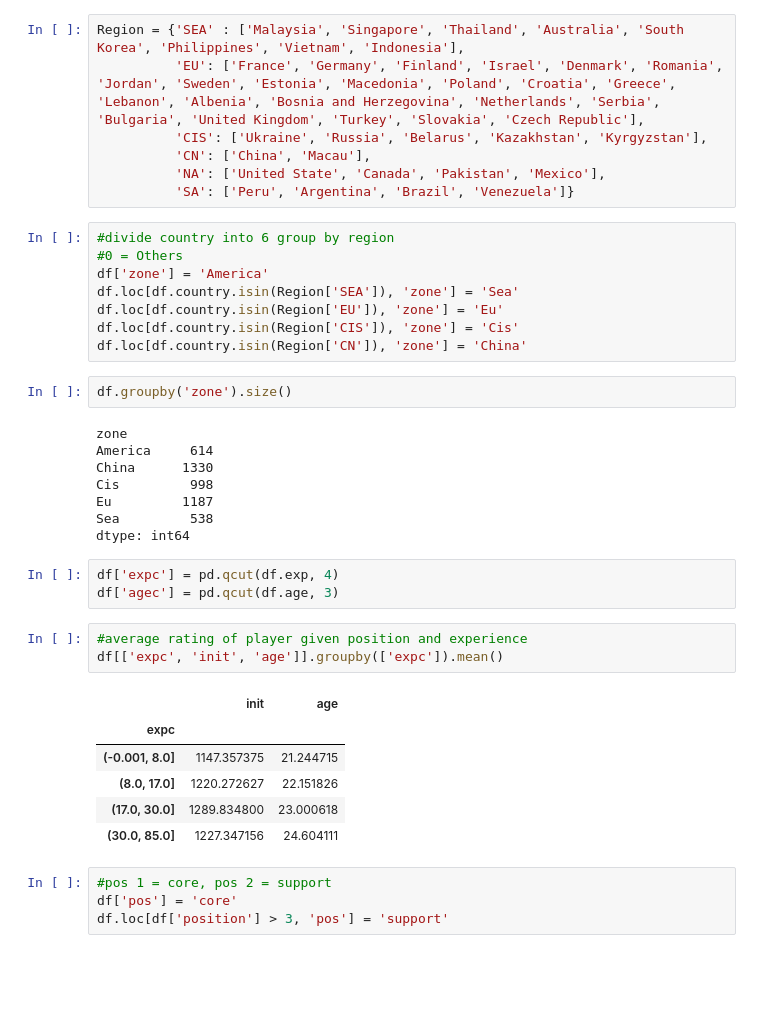
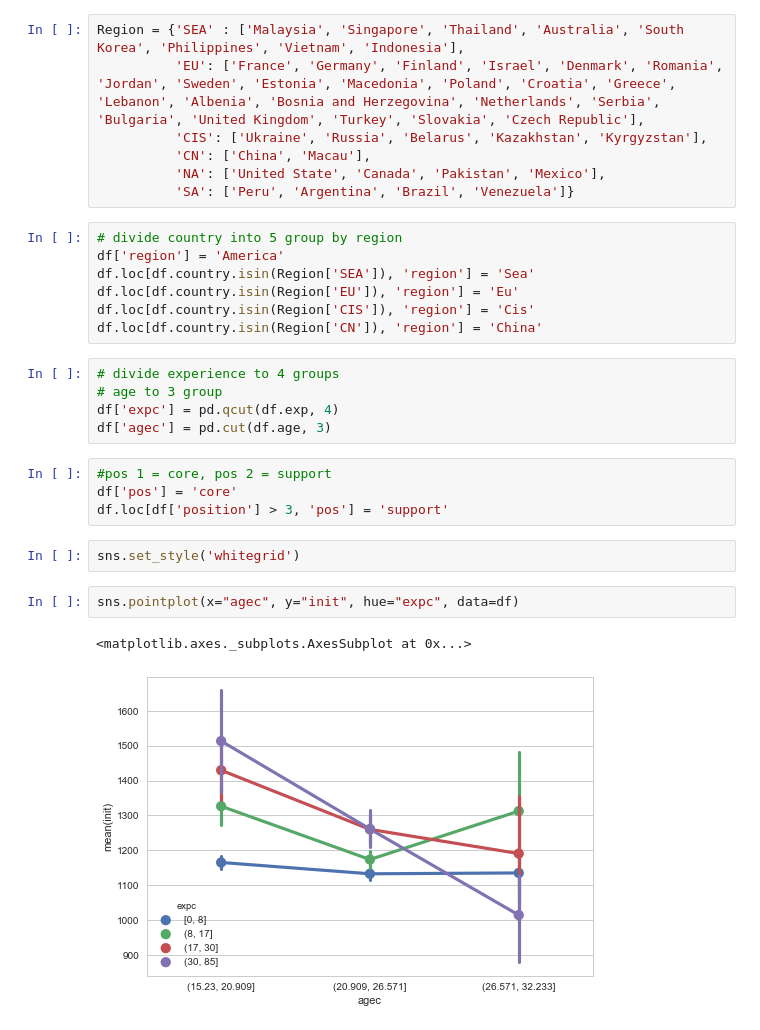
Before and after one commit to thasarito/d2a, a Jupyter notebook: descriptive/descriptivedata.ipynb, the cells around one changed output. Saved outputs shown, nothing was run; the diff lists cells and outputs as text; blank space fills up the shorter version.

```diff
--- a/descriptive/descriptivedata.ipynb
+++ b/descriptive/descriptivedata.ipynb
@@ -65,37 +72,25 @@ Region = {'SEA' : ['Malaysia', 'Singapore', 'Thailand', 'Australia', 'South Kore
           'NA': ['United State', 'Canada', 'Pakistan', 'Mexico'],
           'SA': ['Peru', 'Argentina', 'Brazil', 'Venezuela']}
 # %%
-#divide country into 6 group by region
-#0 = Others
-df['zone'] = 'America'
-df.loc[df.country.isin(Region['SEA']), 'zone'] = 'Sea'
-df.loc[df.country.isin(Region['EU']), 'zone'] = 'Eu'
-df.loc[df.country.isin(Region['CIS']), 'zone'] = 'Cis'
-df.loc[df.country.isin(Region['CN']), 'zone'] = 'China'
+# divide country into 5 group by region
+df['region'] = 'America'
+df.loc[df.country.isin(Region['SEA']), 'region'] = 'Sea'
+df.loc[df.country.isin(Region['EU']), 'region'] = 'Eu'
+df.loc[df.country.isin(Region['CIS']), 'region'] = 'Cis'
+df.loc[df.country.isin(Region['CN']), 'region'] = 'China'
-# %%
-df.groupby('zone').size()
-# %% [output]
-zone
-America     614
-China      1330
-Cis         998
-Eu         1187
-Sea         538
-dtype: int64
 # %%
+# divide experience to 4 groups
+# age to 3 group
 df['expc'] = pd.qcut(df.exp, 4)
-df['agec'] = pd.qcut(df.age, 3)
+df['agec'] = pd.cut(df.age, 3)
-# %%
-#average rating of player given position and experience
-df[['expc', 'init', 'age']].groupby(['expc']).mean()
-# %% [output]
-|  | init | age |
-| expc |  |  |
-| (-0.001, 8.0] | 1147.357375 | 21.244715 |
-| (8.0, 17.0] | 1220.272627 | 22.151826 |
-| (17.0, 30.0] | 1289.834800 | 23.000618 |
-| (30.0, 85.0] | 1227.347156 | 24.604111 |
 # %%
 #pos 1 = core, pos 2 = support
 df['pos'] = 'core'
 df.loc[df['position'] > 3, 'pos'] = 'support'
+# %%
+sns.set_style('whitegrid')
+# %%
+sns.pointplot(x="agec", y="init", hue="expc", data=df)
+# %% [output]
+<matplotlib.axes._subplots.AxesSubplot at 0x...>
+[figure, added]
```
Also changed, not shown: parts of 20 cells of this notebook, 2 other files.
